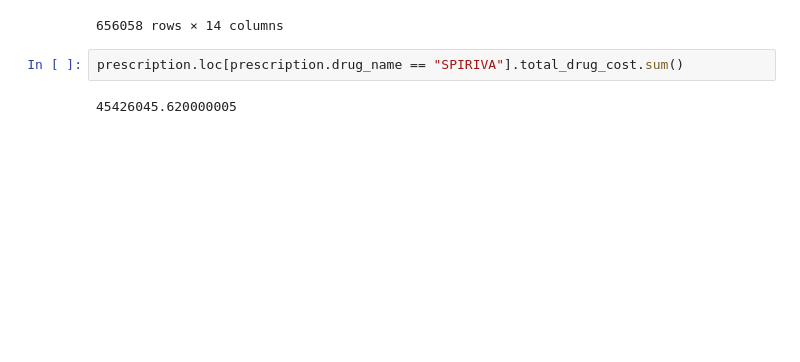
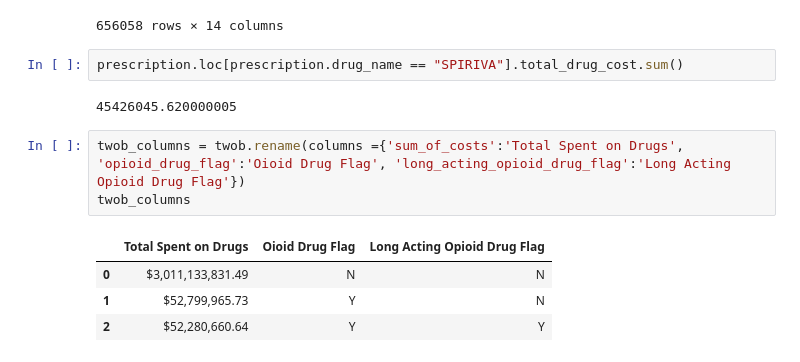
Before and after one commit to NSS-Full-Time-Data-Analytics-14/prescription-drugs-python-heath, a Jupyter notebook: notebook_hf/prescription_hf.ipynb, the cells around one changed output. Saved outputs shown, nothing was run; the diff lists cells and outputs as text; blank space fills up the shorter version.

```diff
--- a/notebook_hf/prescription_hf.ipynb
+++ b/notebook_hf/prescription_hf.ipynb
@@ -57,3 +58,11 @@ prescription
 prescription.loc[prescription.drug_name == "SPIRIVA"].total_drug_cost.sum()
 # %% [output]
 45426045.620000005
+# %%
+twob_columns = twob.rename(columns ={'sum_of_costs':'Total Spent on Drugs', 'opioid_drug_flag':'Oioid Drug Flag', 'long_acting_opioid_drug_flag':'Long Acting Opioid Drug Flag'})
+twob_columns
+# %% [output]
+|  | Total Spent on Drugs | Oioid Drug Flag | Long Acting Opioid Drug Flag |
+| 0 | $3,011,133,831.49 | N | N |
+| 1 | $52,799,965.73 | Y | N |
+| 2 | $52,280,660.64 | Y | Y |
```
Also changed, not shown: parts of 3 cells of this notebook, 1 other file.
